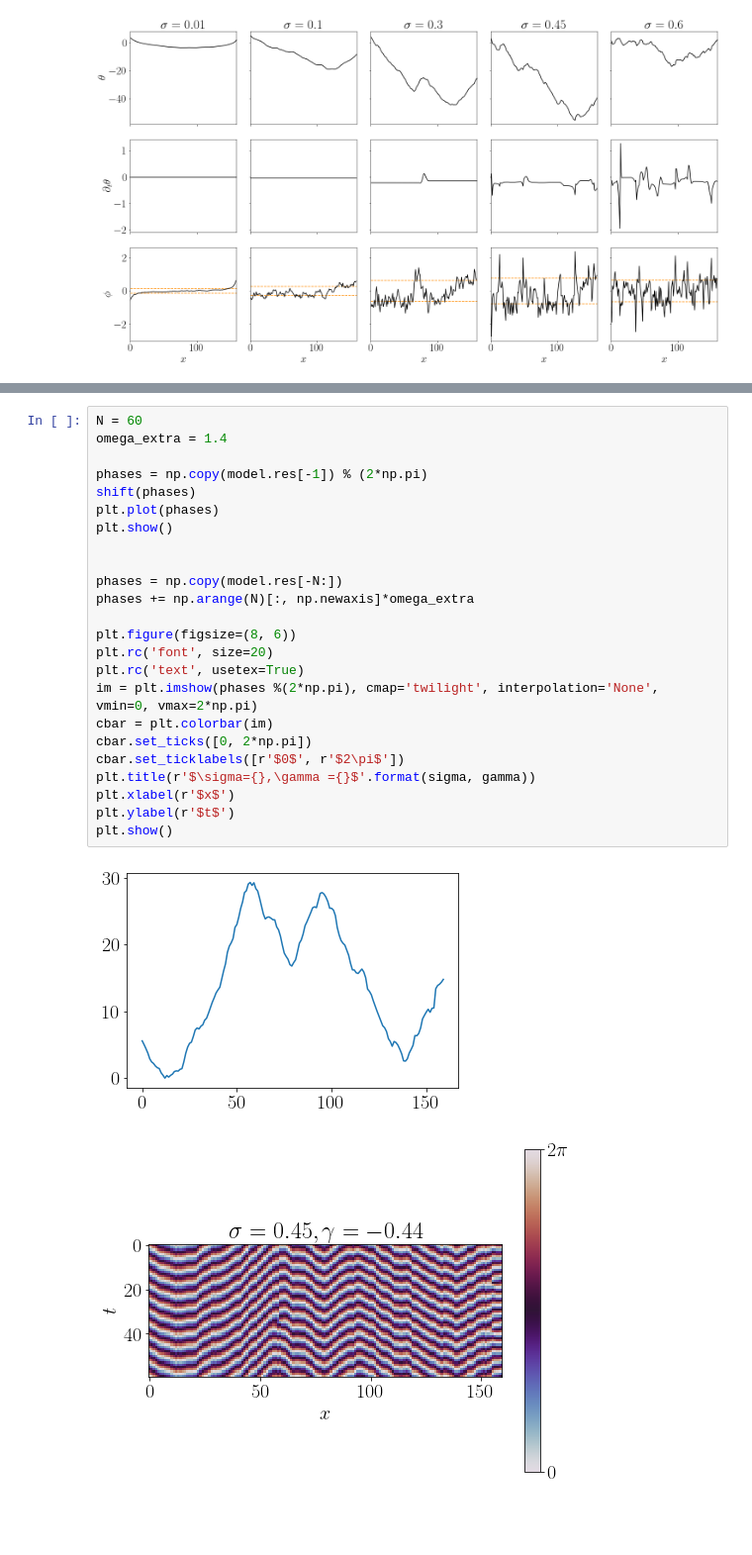
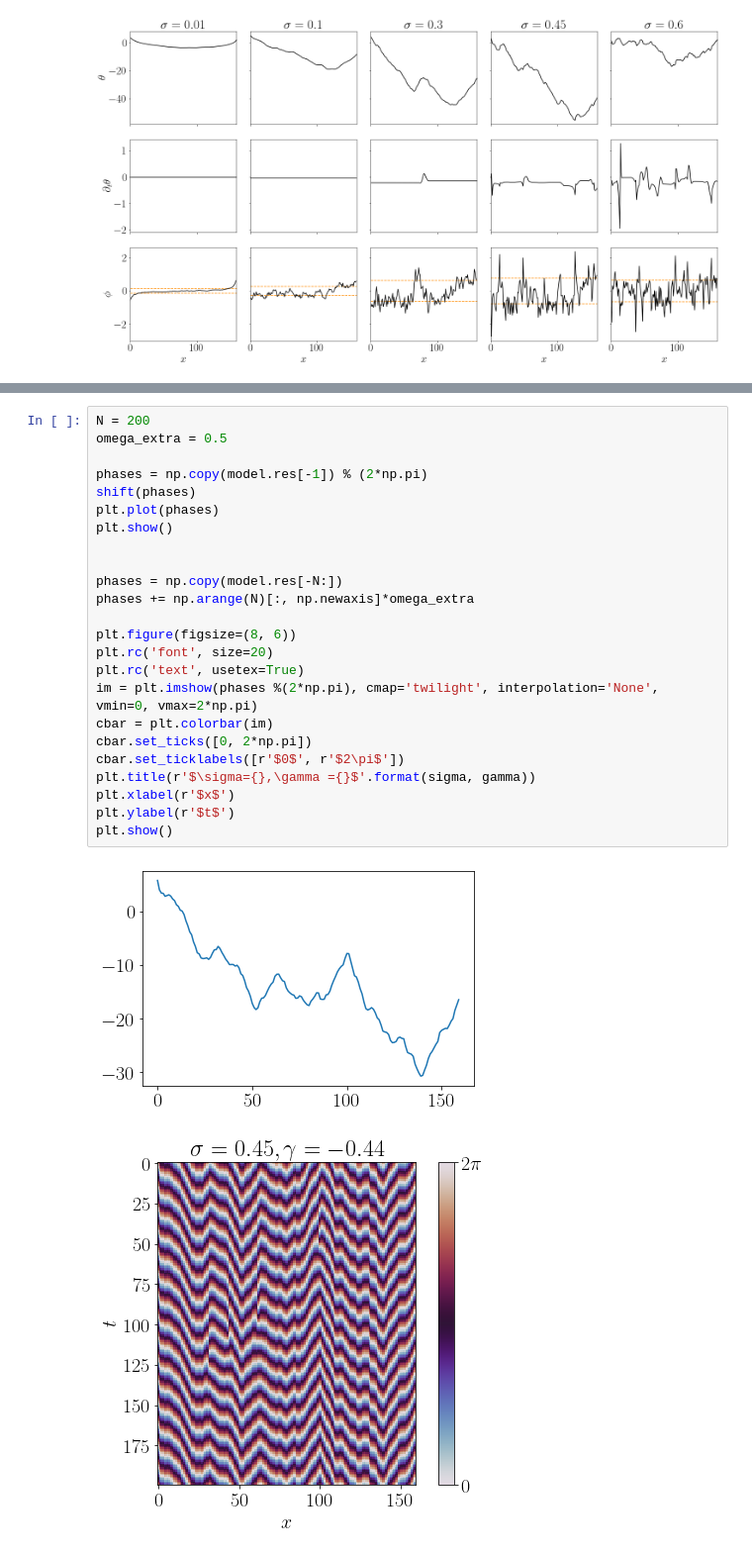
Before and after one commit to Irene-Li/kuramoto, a Jupyter notebook: Kuramoto_showcase.ipynb, the cells around one changed output, grey strips where cells are left out. Shown at 99% size. Saved outputs shown, nothing was run; the diff lists cells and outputs as text; blank space fills up the shorter version.

```diff
--- a/Kuramoto_showcase.ipynb
+++ b/Kuramoto_showcase.ipynb
@@ -101,27 +109,27 @@ model.evolve() # this runs the simulation, set verbose to True to see output at
 # %%
-N = 60
-omega_extra = 1.4
+N = 200
+omega_extra = 0.5
 
 phases = np.copy(model.res[-1]) % (2*np.pi)
 shift(phases)
 plt.plot(phases)
 plt.show()
 
 
 phases = np.copy(model.res[-N:])
 phases += np.arange(N)[:, np.newaxis]*omega_extra
 
 plt.figure(figsize=(8, 6))
 plt.rc('font', size=20)
 plt.rc('text', usetex=True)
 im = plt.imshow(phases %(2*np.pi), cmap='twilight', interpolation='None', vmin=0, vmax=2*np.pi)
 cbar = plt.colorbar(im)
 cbar.set_ticks([0, 2*np.pi])
 cbar.set_ticklabels([r'$0$', r'$2\pi$'])
 plt.title(r'$\sigma={},\gamma ={}$'.format(sigma, gamma))
 plt.xlabel(r'$x$')
 plt.ylabel(r'$t$')
 plt.show()
 # %% [output]
-[figure, old version]
+[figure, new version]
-[figure, old version]
+[figure, new version]
```
Also changed, not shown: parts of 5 cells of this notebook.
